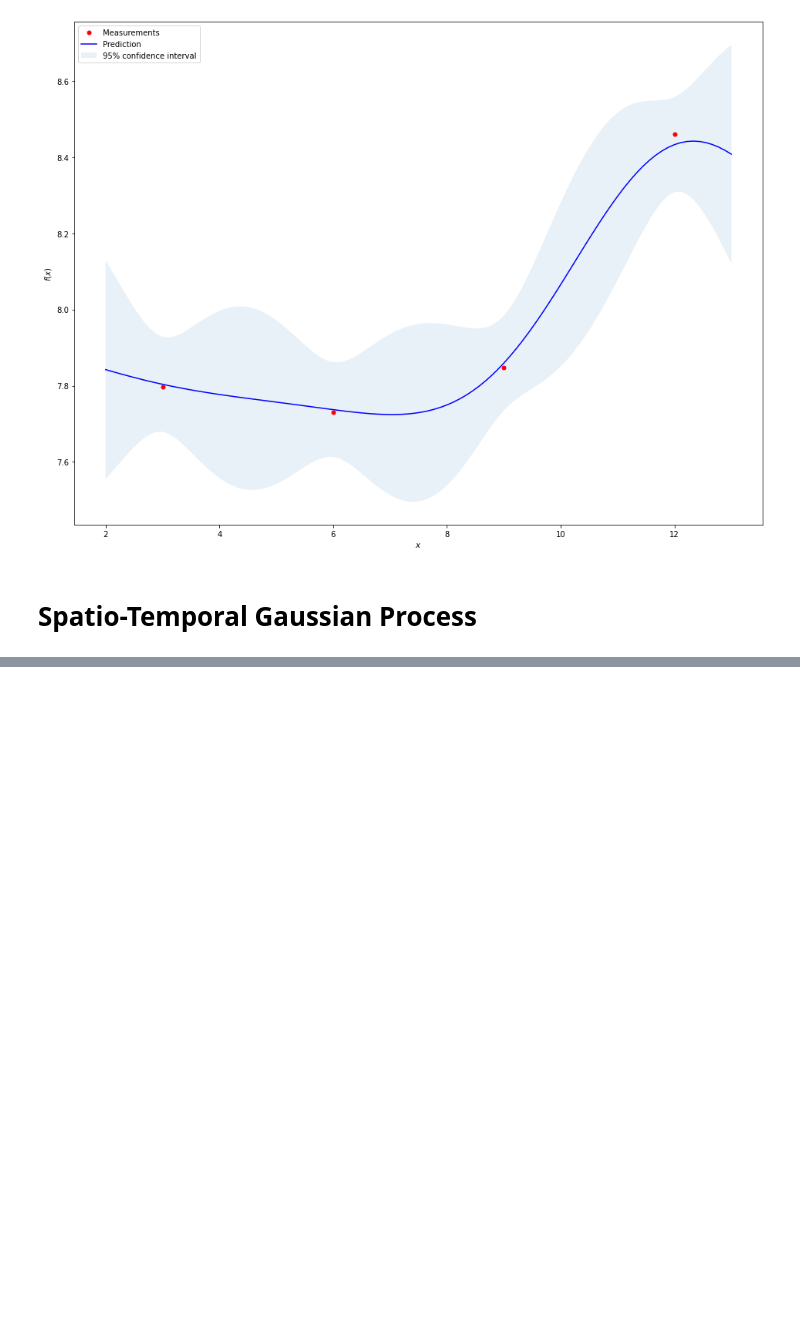
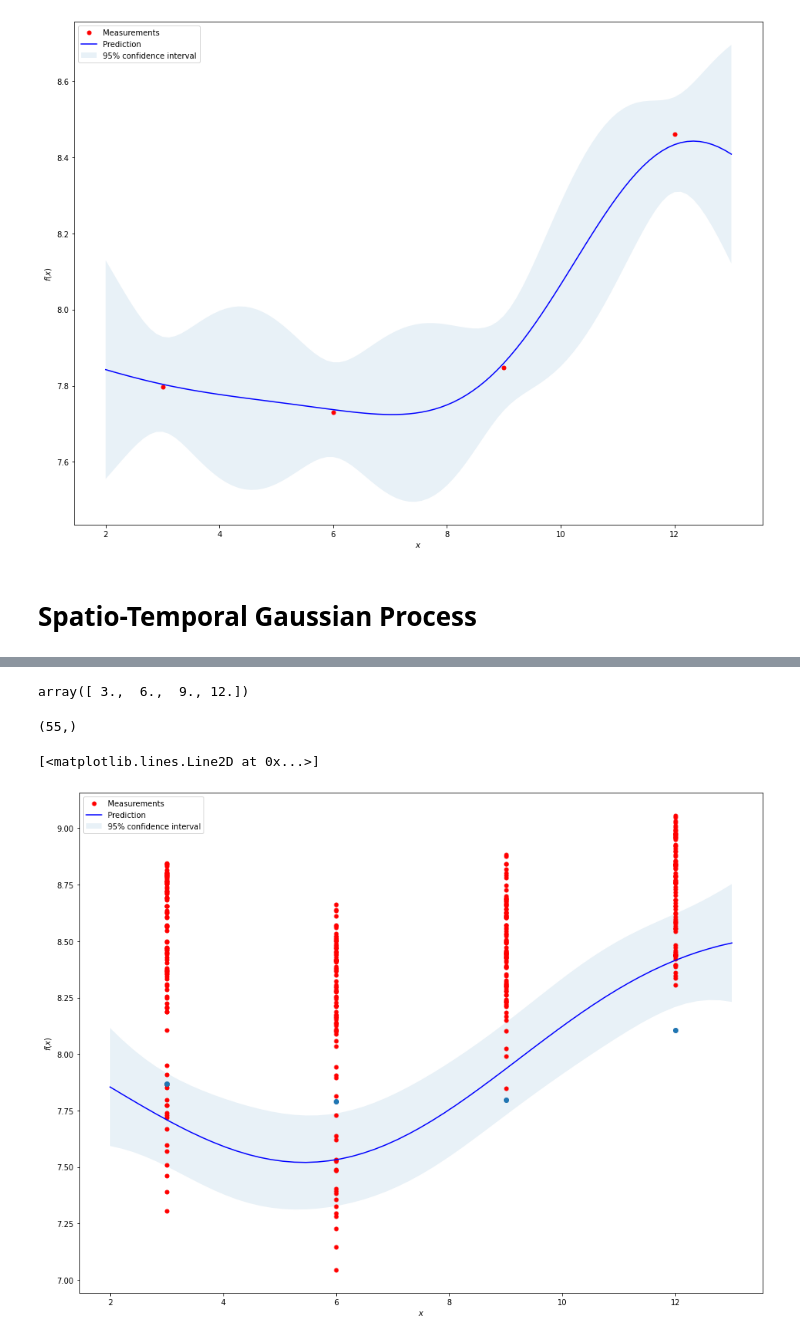
Before and after one commit to larsmmo/Master, a Jupyter notebook: visualization/GPviz.ipynb, the cells around one changed output, grey strips where cells are left out. Cells and saved outputs as stored; diff of their text form; code cells hidden in the pictures; blank space fills up the shorter version.

```diff
--- a/visualization/GPviz.ipynb
+++ b/visualization/GPviz.ipynb
@@ -203,6 +220,8 @@ plot_gp(predictionRange, X, y, y_pred, y_cov)
 # Spatio-Temporal Gaussian Process
 # %%
 stdf = df.loc[:,['Pos1m3DO','Pos1m6DO','Pos1m9DO','Pos1m12DO']].dropna(axis = 0, how = 'all')
+# %%
+stdf = stdf.iloc[:100,:]
 # %%
 #kernel = Matern(length_scale=1.0, nu=1.0)
 #kernel = ConstantKernel(1.0) * RBF(length_scale=1.0) + WhiteKernel(1.0)
@@ -211,13 +230,13 @@ length_scale_bounds_param=(1e-05, 100000.0)
 nu_param=2.5
 
 matern=Matern(length_scale=length_scale_param, length_scale_bounds=length_scale_bounds_param, nu=nu_param)
-kernel = ConstantKernel(0.5) * RBF()
+kernel = RBF(length_scale=[2.0, 0.0]) + WhiteKernel()
 
 stgpr = GaussianProcessRegressor(
     kernel=kernel,
-    n_restarts_optimizer=9,
+    n_restarts_optimizer=20,
     normalize_y=True,
-    alpha = 0.05
+    #alpha = 0.05
 )
 # %%
 X= []
@@ -247,2 +271,5 @@ prediction_spacerange = np.linspace(2,13,55)
+# %%
+prediction_mesh = [(depth, X[1][1]) for depth in prediction_spacerange]
+prediction_mesh = np.array(prediction_mesh)
 # %%
 stgpr.fit(X, y)
@@ -249,2 +285,2 @@ stgpr.fit(X, y)
 # %%
-y_pred, y_cov = sgpr.predict(predictionRange, return_cov=True)
+y_pred, y_cov = stgpr.predict(prediction_mesh, return_cov=True)
@@ -252,0 +287,11 @@ plot_gp(predictionRange, X, y, y_pred, y_cov)
+# %%
+np.linspace(3, 12, 4)
+# %% [output]
+array([ 3.,  6.,  9., 12.])
+# %%
+plot_gp(prediction_spacerange, [depth[0] for depth in X], y, y_pred, y_cov)
+plt.plot(np.linspace(3, 12, 4), stdf.iloc[1].values, marker='o', linestyle='none')
+# %% [output]
+(55,)
+[<matplotlib.lines.Line2D at 0x...>]
+[figure, added]
```
Also changed, not shown: parts of 13 cells of this notebook, 1 other file.
